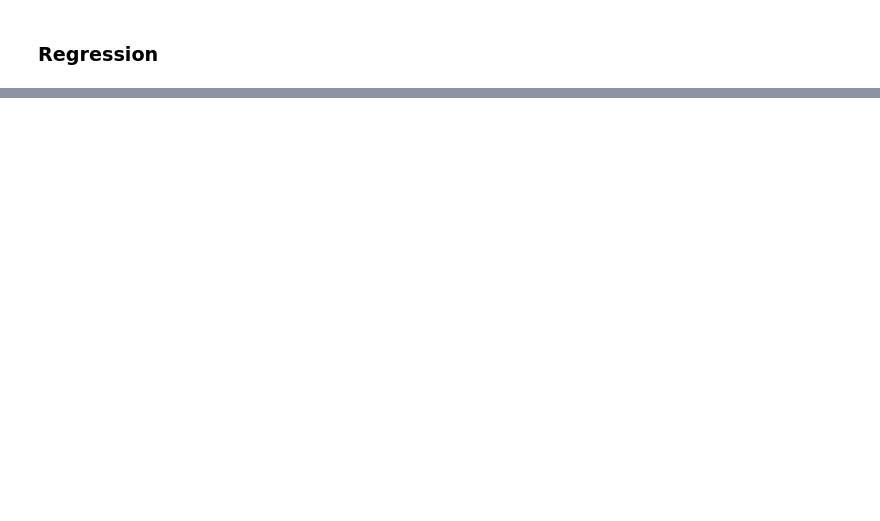
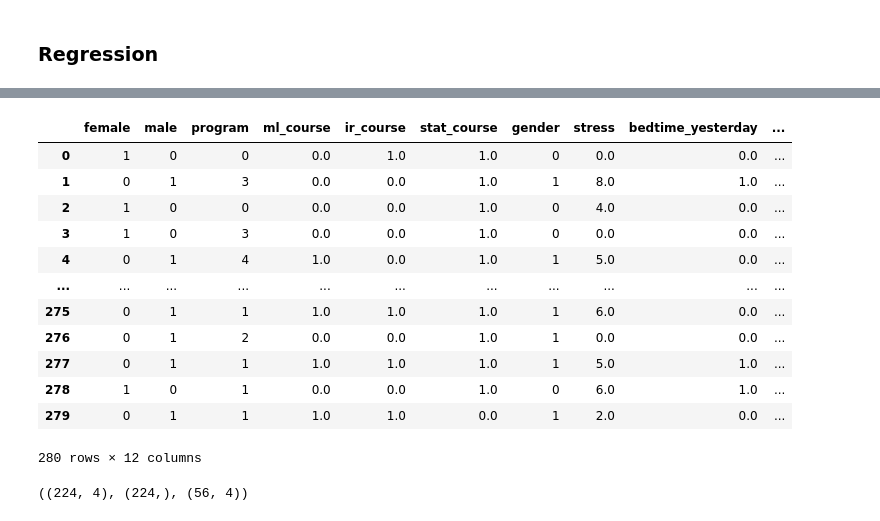
Before and after one commit to NatasjaWezel/DataMiningTechniques, a Jupyter notebook: assignment1_task1.ipynb, the cells around one changed output, grey strips where cells are left out. Saved outputs shown, nothing was run; the diff lists cells and outputs as text; code cells hidden in the pictures; blank space fills up the shorter version.

```diff
--- a/assignment1_task1.ipynb
+++ b/assignment1_task1.ipynb
@@ -724,0 +900,46 @@ regression(df_new)
+# %%
+
+# Categories for bedtime
+df_new.loc[ df_new['bedtime_yesterday'] <= 22.0, 'bedtime_yesterday'] = 0
+df_new.loc[(df_new['bedtime_yesterday'] > 22) & (df_new['bedtime_yesterday'] <= 25), 'bedtime_yesterday'] = 1
+df_new.loc[ df_new['bedtime_yesterday'] > 25, 'bedtime_yesterday'] = 2
+
+# Categories for age
+df_new.loc[ df_new['age'] <= 22, 'age'] = 0
+df_new.loc[(df_new['age'] > 22) & (df_new['age'] <= 25), 'age'] = 1
+df_new.loc[(df_new['age'] > 22) & (df_new['age'] <= 24), 'age'] = 2
+df_new.loc[(df_new['age'] > 24) & (df_new['age'] <= 26), 'age'] = 3
+df_new.loc[ df_new['age'] > 26, 'age'] = 4
+
+
+# Drop categories from dataframe
+df_new.drop(columns=['chocolate', 'birthday', 'local_dm_comp', 'random_number', 'happy1', 'happy2', 'followed_courses', 'standed_up', 'neighbors', 'db_course'], axis=1, inplace=True)
+# %%
+display(df_new)
+# %% [output]
+|  | female | male | program | ml_course | ir_course | stat_course | gender | stress | bedtime_yesterday | ... |
+| 0 | 1 | 0 | 0 | 0.0 | 1.0 | 1.0 | 0 | 0.0 | 0.0 | ... |
+| 1 | 0 | 1 | 3 | 0.0 | 0.0 | 1.0 | 1 | 8.0 | 1.0 | ... |
+| 2 | 1 | 0 | 0 | 0.0 | 0.0 | 1.0 | 0 | 4.0 | 0.0 | ... |
+| 3 | 1 | 0 | 3 | 0.0 | 0.0 | 1.0 | 0 | 0.0 | 0.0 | ... |
+| 4 | 0 | 1 | 4 | 1.0 | 0.0 | 1.0 | 1 | 5.0 | 0.0 | ... |
+| ... | ... | ... | ... | ... | ... | ... | ... | ... | ... | ... |
+| 275 | 0 | 1 | 1 | 1.0 | 1.0 | 1.0 | 1 | 6.0 | 0.0 | ... |
+| 276 | 0 | 1 | 2 | 0.0 | 0.0 | 1.0 | 1 | 0.0 | 0.0 | ... |
+| 277 | 0 | 1 | 1 | 1.0 | 1.0 | 1.0 | 1 | 5.0 | 1.0 | ... |
+| 278 | 1 | 0 | 1 | 0.0 | 0.0 | 1.0 | 0 | 6.0 | 1.0 | ... |
+| 279 | 0 | 1 | 1 | 1.0 | 1.0 | 0.0 | 1 | 2.0 | 0.0 | ... |
+280 rows × 12 columns
+# %%
+# Drop categories from dataframe
+df_stress = df_new[["stress", 'program', 'ml_course', 'ir_course', 'stat_course']]
+X_train, X_test = train_test_split(df_stress, test_size=0.2)
+Y_train = X_train["program"]
+Y_test = X_test["program"]
+X_train = X_train.drop("program", axis=1).copy()
+X_test = X_test.drop("program", axis=1).copy()
+
+
+X_train.shape, Y_train.shape, X_test.shape
+# %% [output]
+((224, 4), (224,), (56, 4))
```
Also changed, not shown: parts of 35 cells of this notebook, 3 other files.
